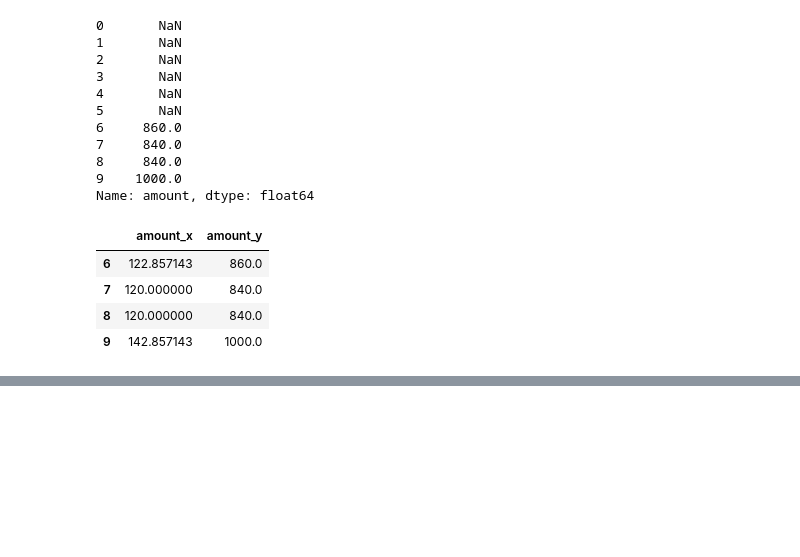
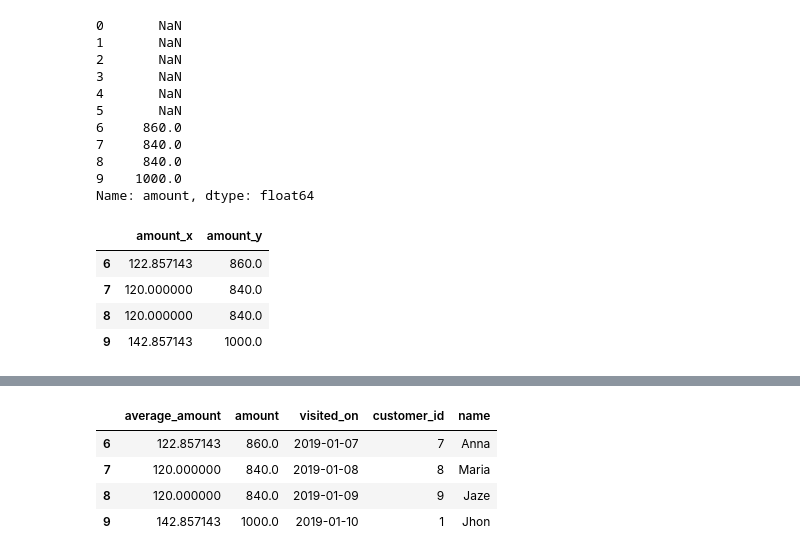
Before and after one commit to benkaan001/mysql_query_lab, a Jupyter notebook: mysql_query_lab/notebooks/leetcode50/06_04_restaurant_growth.ipynb, the cells around one changed output, grey strips where cells are left out. Drawn from its saved outputs; the diff is of its cells as text; code cells hidden in the pictures; blank space fills up the shorter version.

```diff
--- a/mysql_query_lab/notebooks/leetcode50/06_04_restaurant_growth.ipynb
+++ b/mysql_query_lab/notebooks/leetcode50/06_04_restaurant_growth.ipynb
@@ -344,3 +344,6 @@ merged_df
 | 7 | 120.000000 | 840.0 |
 | 8 | 120.000000 | 840.0 |
 | 9 | 142.857143 | 1000.0 |
+# %%
+merged_df.columns = ['average_amount', 'amount']
+merged_df
@@ -346,0 +406,9 @@ merged_df
+# %%
+final_df = merged_df.merge(customer_df, left_index=True, right_index=True)
+final_df
+# %% [output]
+|  | average_amount | amount | visited_on | customer_id | name |
+| 6 | 122.857143 | 860.0 | 2019-01-07 | 7 | Anna |
+| 7 | 120.000000 | 840.0 | 2019-01-08 | 8 | Maria |
+| 8 | 120.000000 | 840.0 | 2019-01-09 | 9 | Jaze |
+| 9 | 142.857143 | 1000.0 | 2019-01-10 | 1 | Jhon |
```
Also changed, not shown: parts of 7 cells of this notebook.
